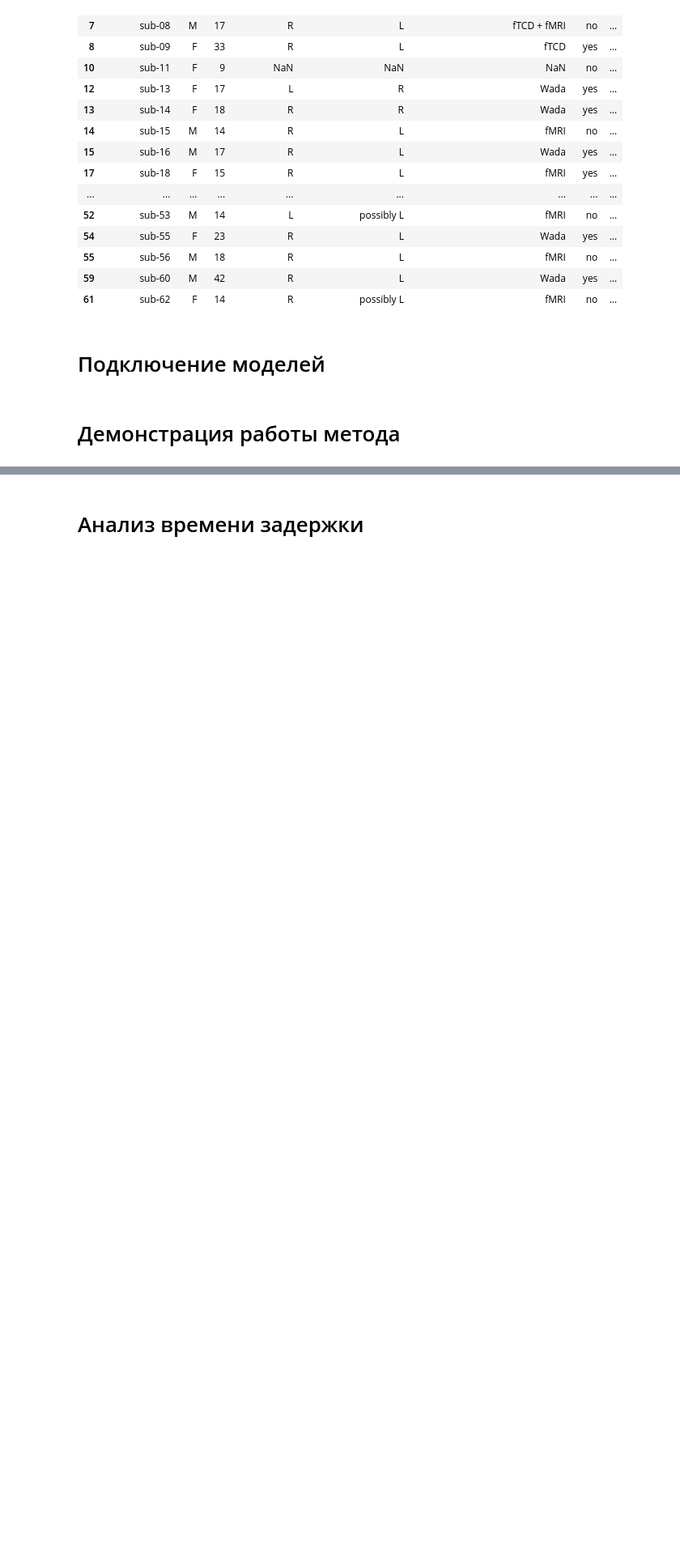
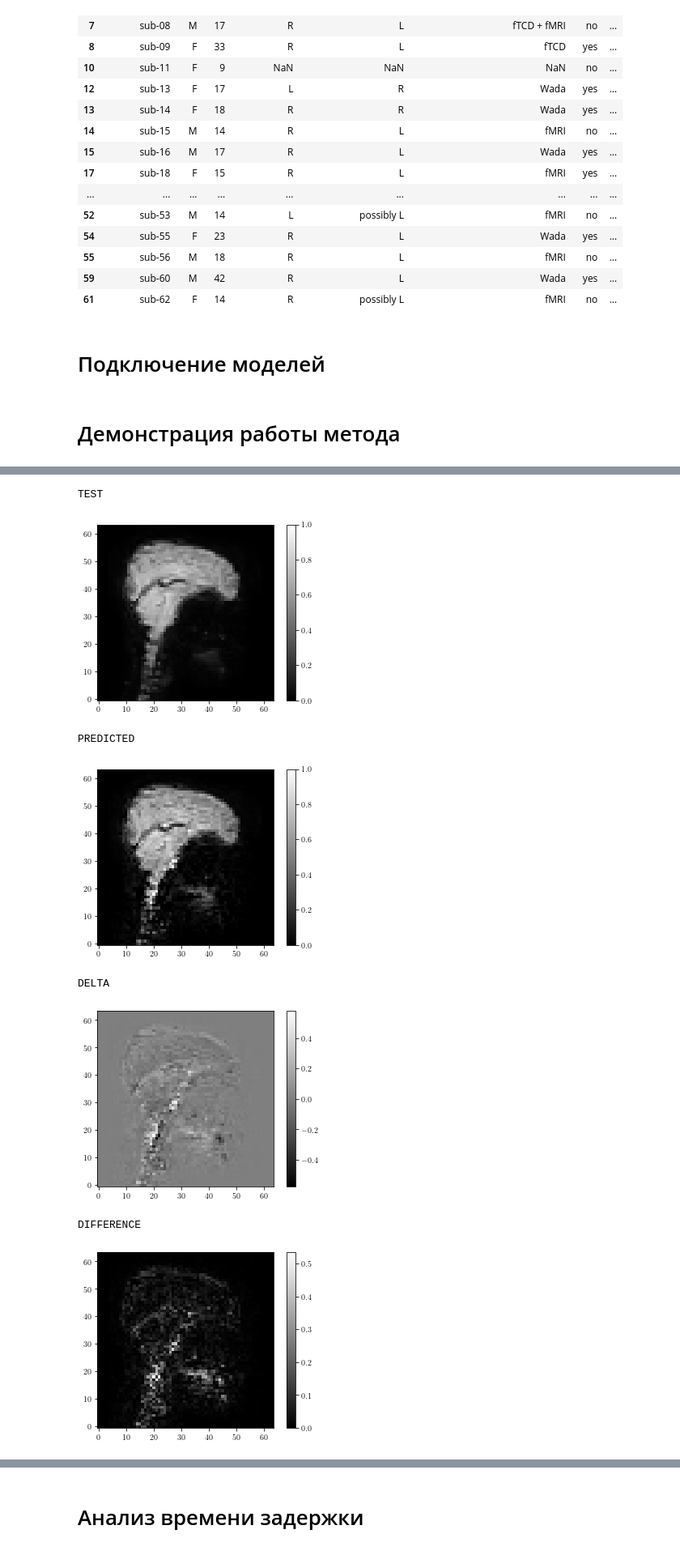
Before and after one commit to intsystems/2023-Project-112, a Jupyter notebook: code/main.ipynb, the cells around one changed output, grey strips where cells are left out. Shown at 81% size. Drawn from its saved outputs; the diff is of its cells as text; code cells hidden in the pictures; blank space fills up the shorter version.

```diff
--- a/code/main.ipynb
+++ b/code/main.ipynb
@@ -127,0 +104,11 @@ DIFFERENCE
+# %%
+visualizer.show_recovered_scan_slices(-1, 0, 20)
+# %% [output]
+TEST
+[figure, added]
+PREDICTED
+[figure, added]
+DELTA
+[figure, added]
+DIFFERENCE
+[figure, added]
```
Also changed, not shown: parts of 37 cells of this notebook, 13 other files.
